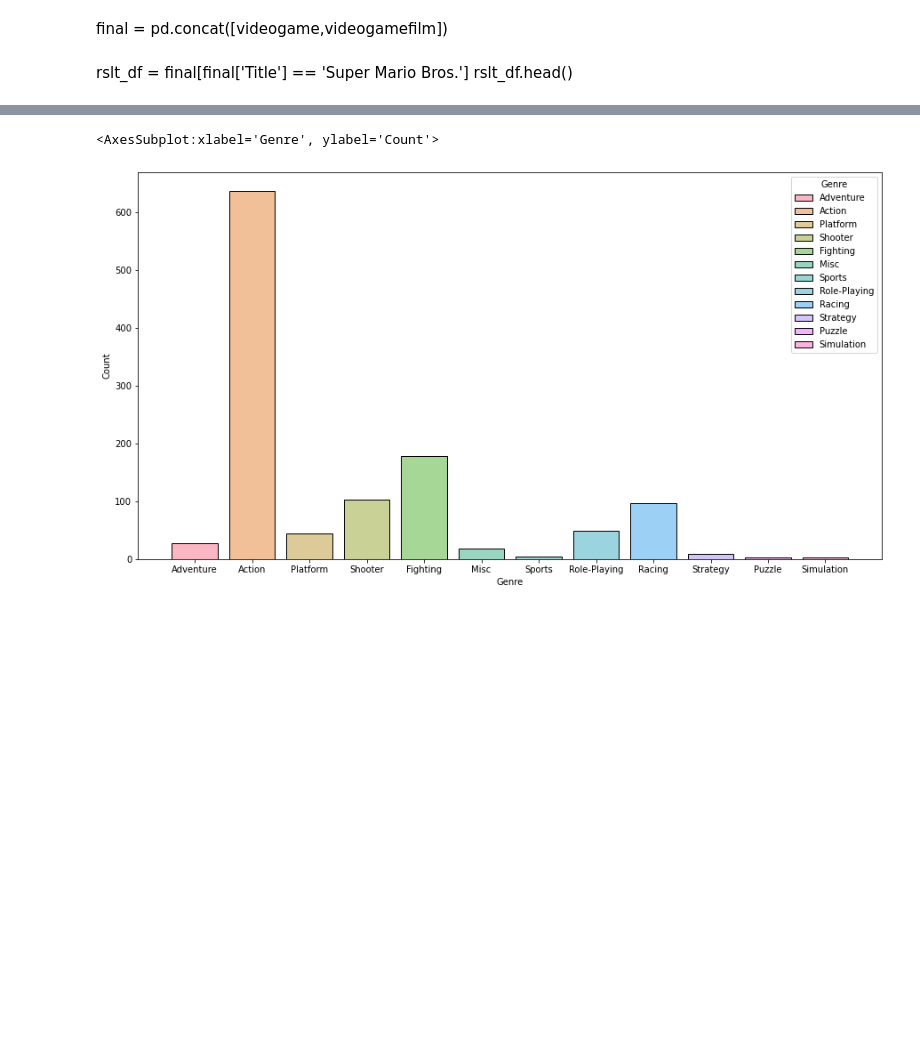
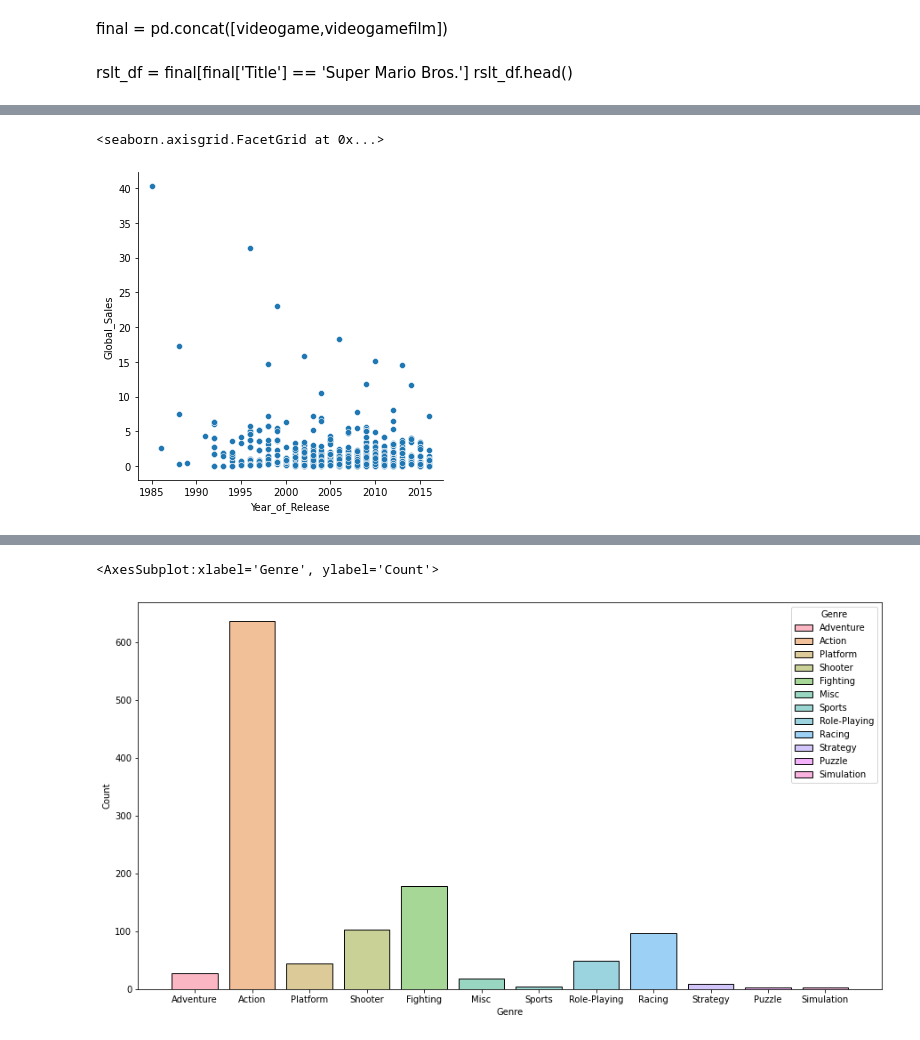
Before and after one commit to Leadersheepy/h3-hitema, a Jupyter notebook: DevoirVendredi/JeuVideoEtFilm.ipynb, the cells around one changed output, grey strips where cells are left out. Saved outputs shown, nothing was run; the diff lists cells and outputs as text; code cells hidden in the pictures; blank space fills up the shorter version.

```diff
--- a/DevoirVendredi/JeuVideoEtFilm.ipynb
+++ b/DevoirVendredi/JeuVideoEtFilm.ipynb
@@ -92,0 +83,5 @@ melangeF
+# %%
+sns.relplot(data=melange_f, y='Global_Sales',x="Year_of_Release")
+# %% [output]
+<seaborn.axisgrid.FacetGrid at 0x...>
+[figure, added]
```
Also changed, not shown: parts of 14 cells of this notebook, 1 other file.
